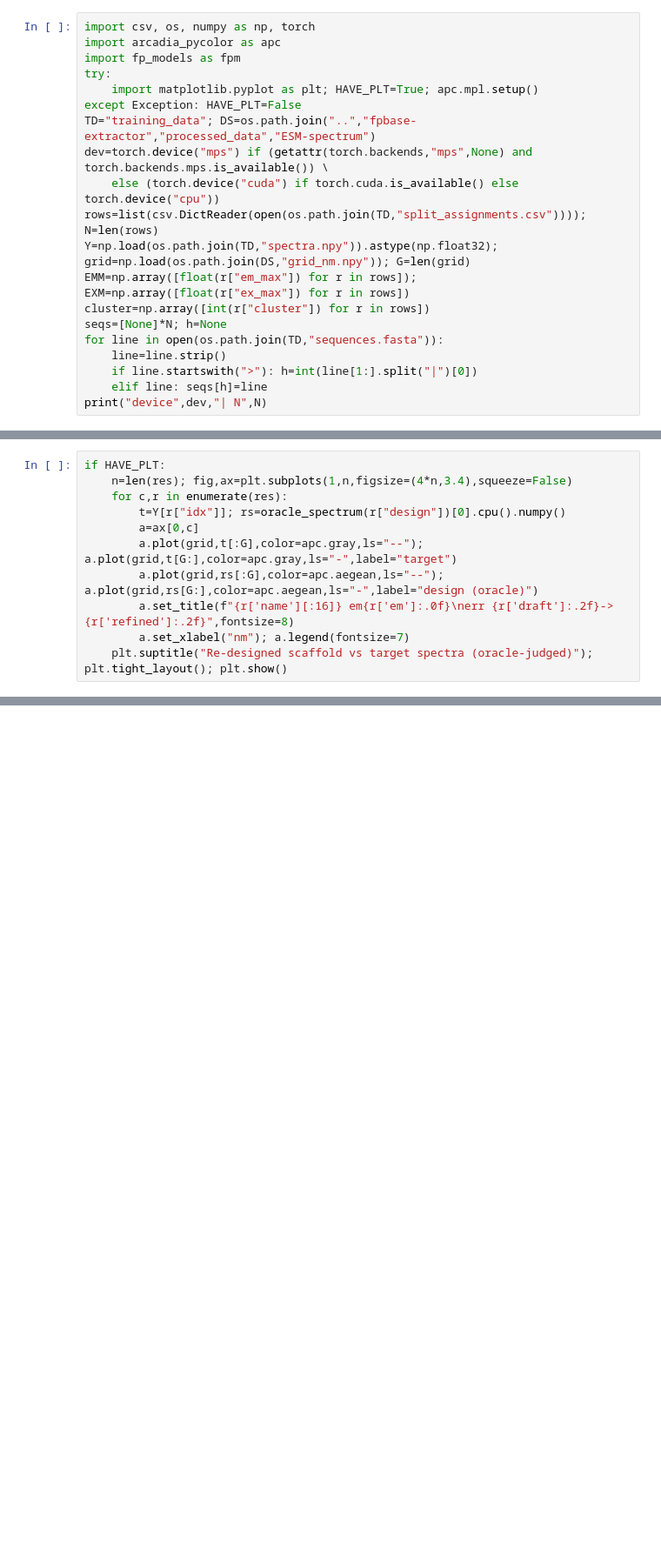
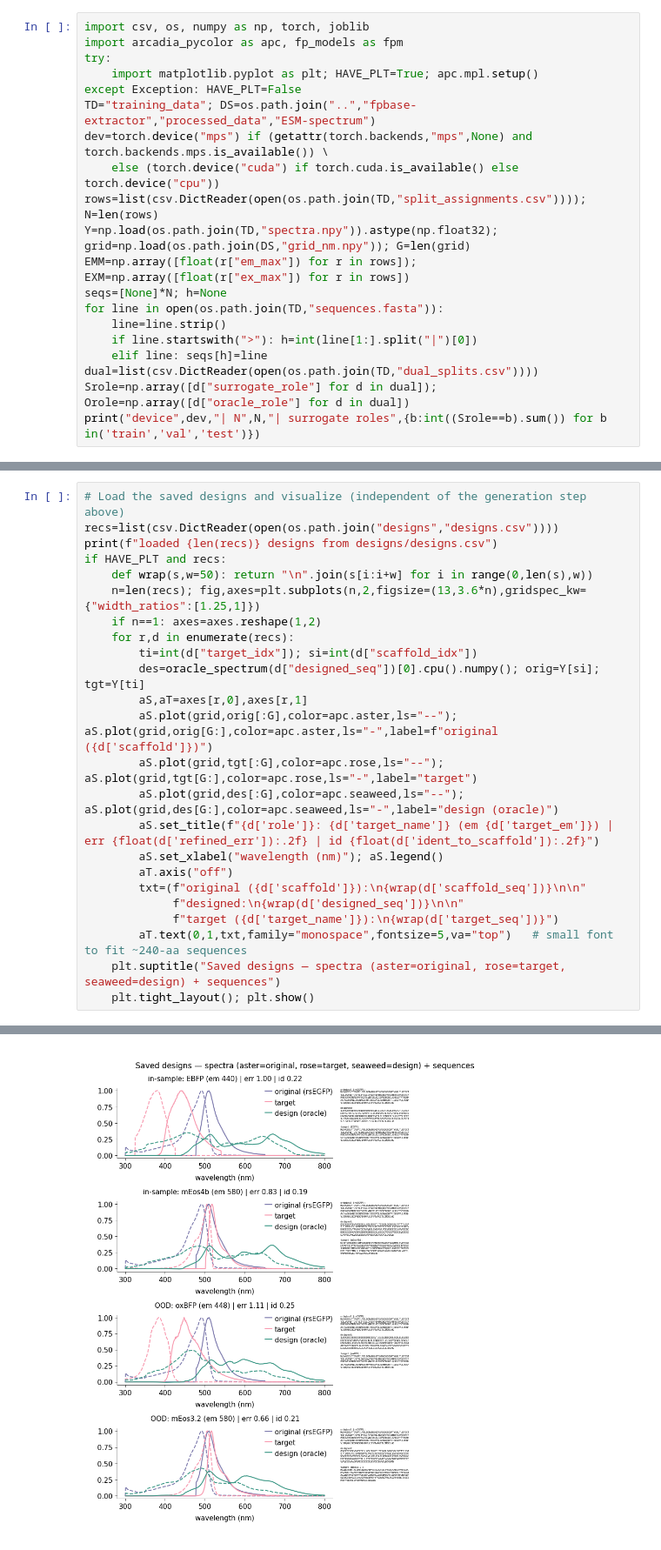
Before and after one commit to Arcadia-Science/FPguide, a Jupyter notebook: design/guided_design_approach1.ipynb, the cells around one changed output, grey strips where cells are left out. Shown at 87% size. Saved outputs shown, nothing was run; the diff lists cells and outputs as text; blank space fills up the shorter version.

Commit message:
wired updated surrogate and oracle models to generative pipeline

```diff
--- a/design/guided_design_approach1.ipynb
+++ b/design/guided_design_approach1.ipynb
@@ -14,7 +15,6 @@ the surrogate (`z(log p_ESM) - lam * z(g-error)`, restricted to ESM's top-k) and
 # %%
-import csv, os, numpy as np, torch
-import arcadia_pycolor as apc
-import fp_models as fpm
+import csv, os, numpy as np, torch, joblib
+import arcadia_pycolor as apc, fp_models as fpm
 try:
     import matplotlib.pyplot as plt; HAVE_PLT=True; apc.mpl.setup()
 except Exception: HAVE_PLT=False
@@ -24,12 +24,13 @@ dev=torch.device("mps") if (getattr(torch.backends,"mps",None) and torch.backend
 rows=list(csv.DictReader(open(os.path.join(TD,"split_assignments.csv")))); N=len(rows)
 Y=np.load(os.path.join(TD,"spectra.npy")).astype(np.float32); grid=np.load(os.path.join(DS,"grid_nm.npy")); G=len(grid)
 EMM=np.array([float(r["em_max"]) for r in rows]); EXM=np.array([float(r["ex_max"]) for r in rows])
-cluster=np.array([int(r["cluster"]) for r in rows])
 seqs=[None]*N; h=None
 for line in open(os.path.join(TD,"sequences.fasta")):
     line=line.strip()
     if line.startswith(">"): h=int(line[1:].split("|")[0])
     elif line: seqs[h]=line
-print("device",dev,"| N",N)
+dual=list(csv.DictReader(open(os.path.join(TD,"dual_splits.csv"))))
+Srole=np.array([d["surrogate_role"] for d in dual]); Orole=np.array([d["oracle_role"] for d in dual])
+print("device",dev,"| N",N,"| surrogate roles",{b:int((Srole==b).sum()) for b in('train','val','test')})
 # %% [output]
 Warning: The fonts were not found. The default matplotlib fonts will be used instead. To install the fonts, visit https://fonts.google.com/specimen/Atkinson+Hyperlegible+Next and https://fonts.google. ...
@@ -135,11 +152,0 @@ mean oracle error: draft 0.893 -> refined 0.707
-# %%
-if HAVE_PLT:
-    n=len(res); fig,ax=plt.subplots(1,n,figsize=(4*n,3.4),squeeze=False)
-    for c,r in enumerate(res):
-        t=Y[r["idx"]]; rs=oracle_spectrum(r["design"])[0].cpu().numpy()
-        a=ax[0,c]
-        a.plot(grid,t[:G],color=apc.gray,ls="--"); a.plot(grid,t[G:],color=apc.gray,ls="-",label="target")
-        a.plot(grid,rs[:G],color=apc.aegean,ls="--"); a.plot(grid,rs[G:],color=apc.aegean,ls="-",label="design (oracle)")
-        a.set_title(f"{r['name'][:16]} em{r['em']:.0f}\nerr {r['draft']:.2f}->{r['refined']:.2f}",fontsize=8)
-        a.set_xlabel("nm"); a.legend(fontsize=7)
-    plt.suptitle("Re-designed scaffold vs target spectra (oracle-judged)"); plt.tight_layout(); plt.show()
@@ -153,0 +153,25 @@ if HAVE_PLT:
+# %%
+# Load the saved designs and visualize (independent of the generation step above)
+recs=list(csv.DictReader(open(os.path.join("designs","designs.csv"))))
+print(f"loaded {len(recs)} designs from designs/designs.csv")
+if HAVE_PLT and recs:
+    def wrap(s,w=50): return "\n".join(s[i:i+w] for i in range(0,len(s),w))
+    n=len(recs); fig,axes=plt.subplots(n,2,figsize=(13,3.6*n),gridspec_kw={"width_ratios":[1.25,1]})
+    if n==1: axes=axes.reshape(1,2)
+    for r,d in enumerate(recs):
+        ti=int(d["target_idx"]); si=int(d["scaffold_idx"])
+        des=oracle_spectrum(d["designed_seq"])[0].cpu().numpy(); orig=Y[si]; tgt=Y[ti]
+        aS,aT=axes[r,0],axes[r,1]
+        aS.plot(grid,orig[:G],color=apc.aster,ls="--"); aS.plot(grid,orig[G:],color=apc.aster,ls="-",label=f"original ({d['scaffold']})")
+        aS.plot(grid,tgt[:G],color=apc.rose,ls="--");  aS.plot(grid,tgt[G:],color=apc.rose,ls="-",label="target")
+        aS.plot(grid,des[:G],color=apc.seaweed,ls="--"); aS.plot(grid,des[G:],color=apc.seaweed,ls="-",label="design (oracle)")
+        aS.set_title(f"{d['role']}: {d['target_name']} (em {d['target_em']}) | err {float(d['refined_err']):.2f} | id {float(d['ident_to_scaffold']):.2f}")
+        aS.set_xlabel("wavelength (nm)"); aS.legend()
+        aT.axis("off")
+        txt=(f"original ({d['scaffold']}):\n{wrap(d['scaffold_seq'])}\n\n"
+             f"designed:\n{wrap(d['designed_seq'])}\n\n"
+             f"target ({d['target_name']}):\n{wrap(d['target_seq'])}")
+        aT.text(0,1,txt,family="monospace",fontsize=5,va="top")   # small font to fit ~240-aa sequences
+    plt.suptitle("Saved designs — spectra (aster=original, rose=target, seaweed=design) + sequences")
+    plt.tight_layout(); plt.show()
+# %% [output]
@@ -153,0 +179 @@ if HAVE_PLT:
+[figure, added]
```
Also changed, not shown: parts of 16 cells of this notebook, 4 other files.
